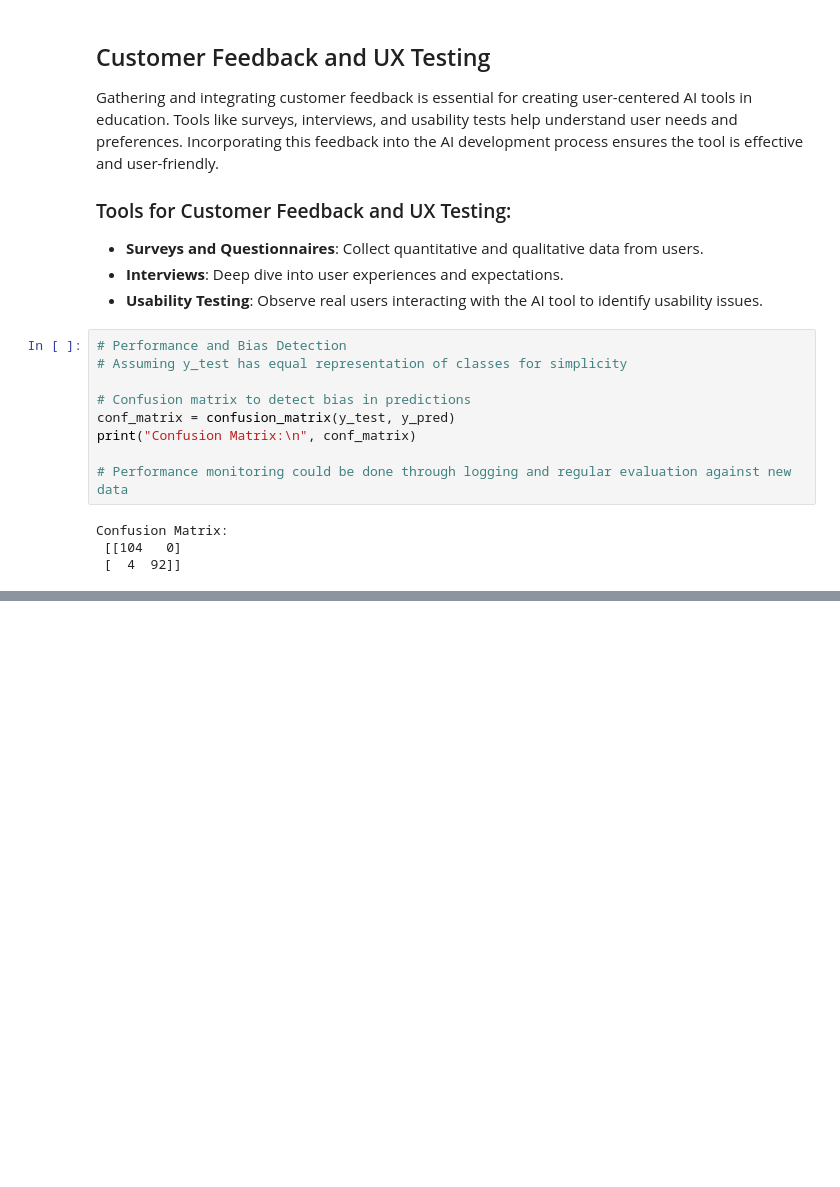
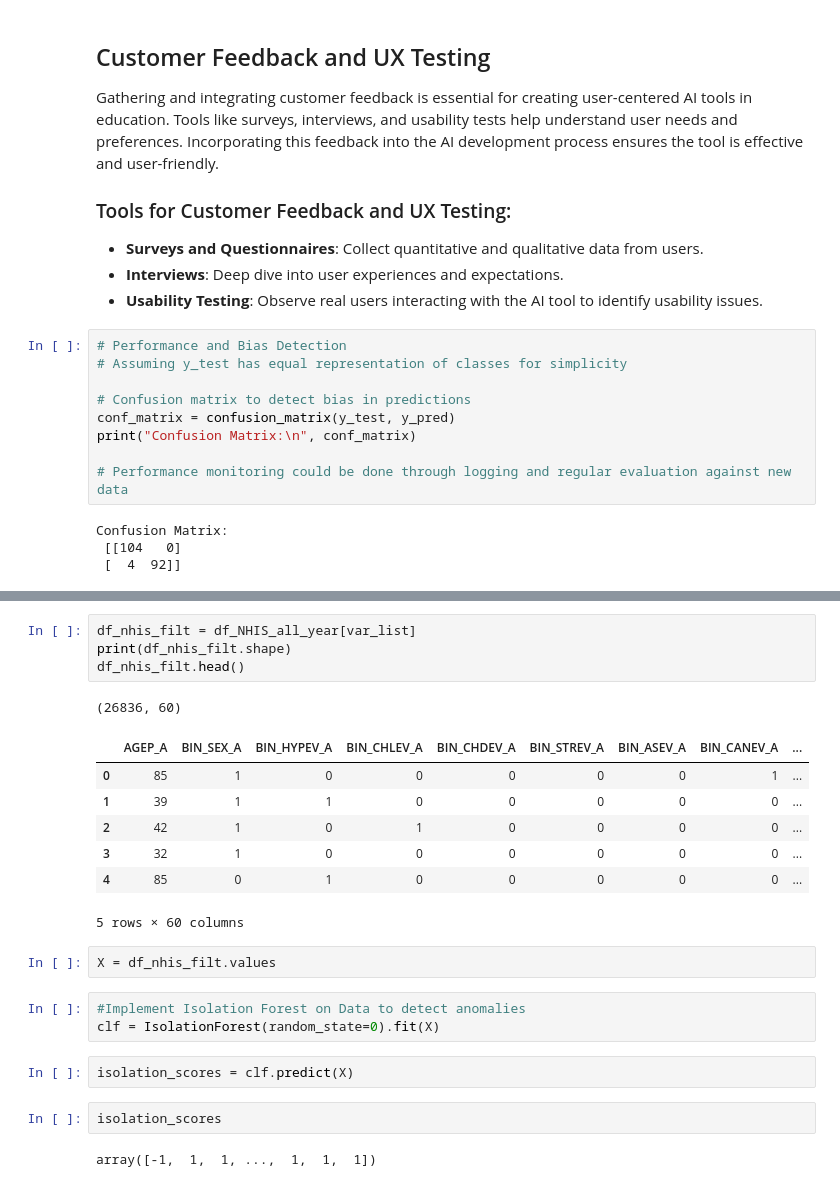
Before and after one commit to Paritii-LLC/equity-in-ai-guide, a Jupyter notebook: Post Implementation/Post_Implementation.ipynb, the cells around one changed output, grey strips where cells are left out. Saved outputs shown, nothing was run; the diff lists cells and outputs as text; blank space fills up the shorter version.

```diff
--- a/Post Implementation/Post_Implementation.ipynb
+++ b/Post Implementation/Post_Implementation.ipynb
@@ -128,0 +228,24 @@ While Prodigy and Paperform are not hosted on GitHub and might not be free, they
+# %%
+df_nhis_filt = df_NHIS_all_year[var_list]
+print(df_nhis_filt.shape)
+df_nhis_filt.head()
+# %% [output]
+(26836, 60)
+|  | AGEP_A | BIN_SEX_A | BIN_HYPEV_A | BIN_CHLEV_A | BIN_CHDEV_A | BIN_STREV_A | BIN_ASEV_A | BIN_CANEV_A | ... |
+| 0 | 85 | 1 | 0 | 0 | 0 | 0 | 0 | 1 | ... |
+| 1 | 39 | 1 | 1 | 0 | 0 | 0 | 0 | 0 | ... |
+| 2 | 42 | 1 | 0 | 1 | 0 | 0 | 0 | 0 | ... |
+| 3 | 32 | 1 | 0 | 0 | 0 | 0 | 0 | 0 | ... |
+| 4 | 85 | 0 | 1 | 0 | 0 | 0 | 0 | 0 | ... |
+5 rows × 60 columns
+# %%
+X = df_nhis_filt.values
+# %%
+#Implement Isolation Forest on Data to detect anomalies
+clf = IsolationForest(random_state=0).fit(X)
+# %%
+isolation_scores = clf.predict(X)
+# %%
+isolation_scores
+# %% [output]
+array([-1,  1,  1, ...,  1,  1,  1])
```
Also changed, not shown: parts of 11 cells of this notebook, 2 other files.
